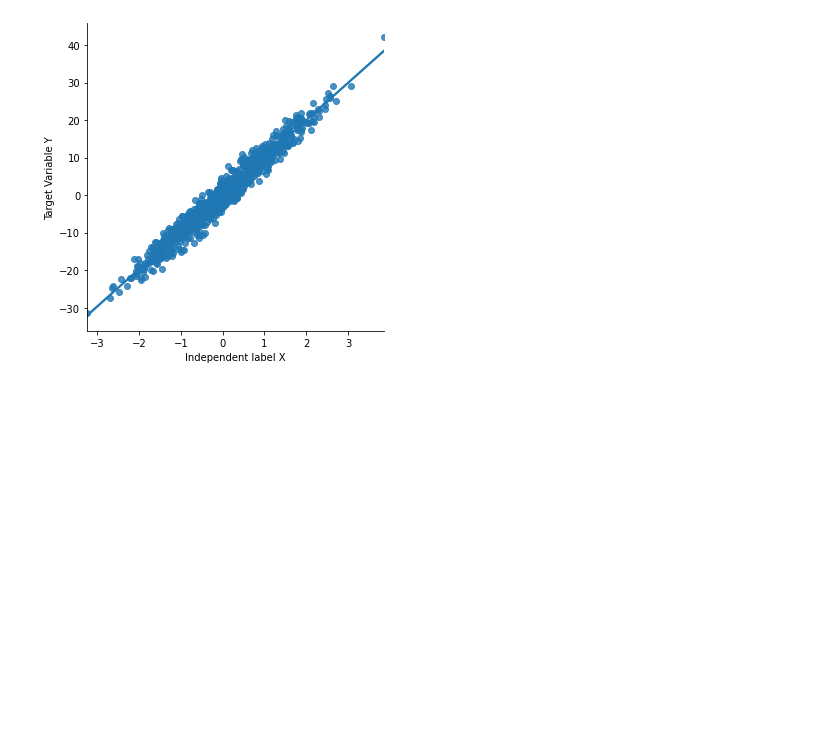
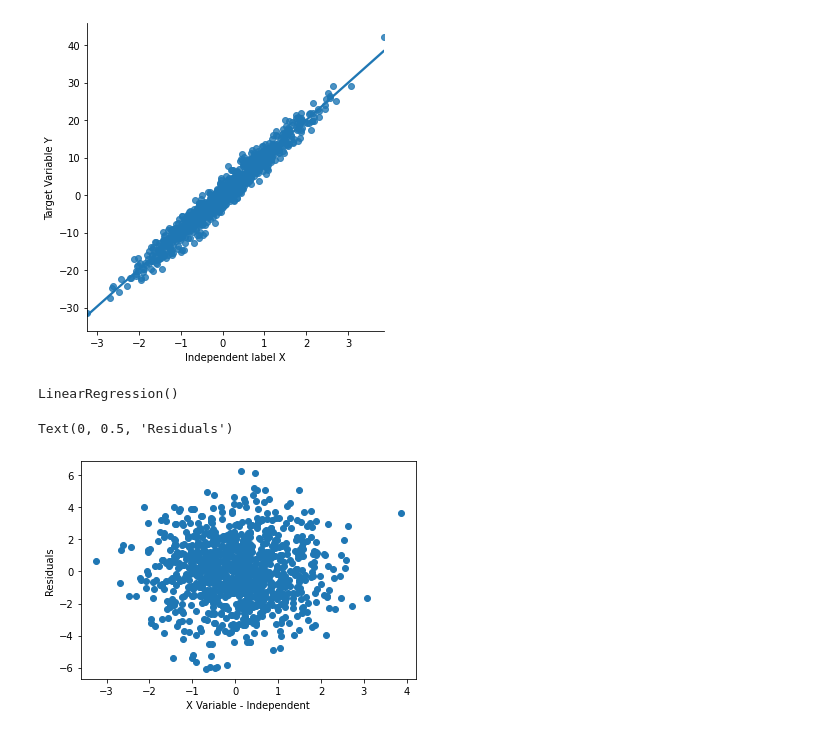
Before and after one commit to Vikas-KM/machine-learning, a Jupyter notebook: Feature_Engineering/chap_01.ipynb, the cells around one changed output. Saved outputs shown, nothing was run; the diff lists cells and outputs as text; code cells hidden in the pictures; blank space fills up the shorter version.

```diff
--- a/Feature_Engineering/chap_01.ipynb
+++ b/Feature_Engineering/chap_01.ipynb
@@ -302,3 +303,20 @@ plt.ylabel('Target Variable Y')
 # %% [output]
 Text(1.6749999999999972, 0.5, 'Target Variable Y')
 [figure]
+# %%
+# residual plots
+linreg = LinearRegression()
+linreg.fit(data['x'].to_frame(), data['y'])
+# %% [output]
+LinearRegression()
+# %%
+y_preds = linreg.predict(data['x'].to_frame())
+# %%
+residuals = data['y'] - y_preds
+# %%
+plt.scatter(x=data['x'], y=residuals)
+plt.xlabel('X Variable - Independent')
+plt.ylabel('Residuals')
+# %% [output]
+Text(0, 0.5, 'Residuals')
+[figure, added]
```
Also changed, not shown: parts of 35 cells of this notebook.
